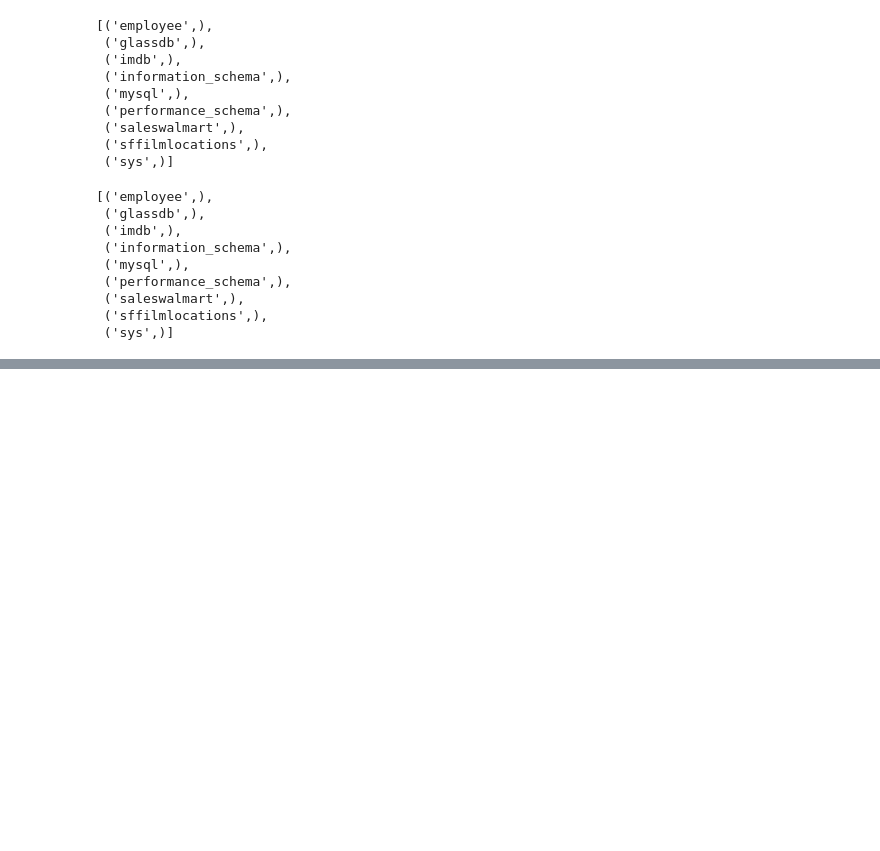
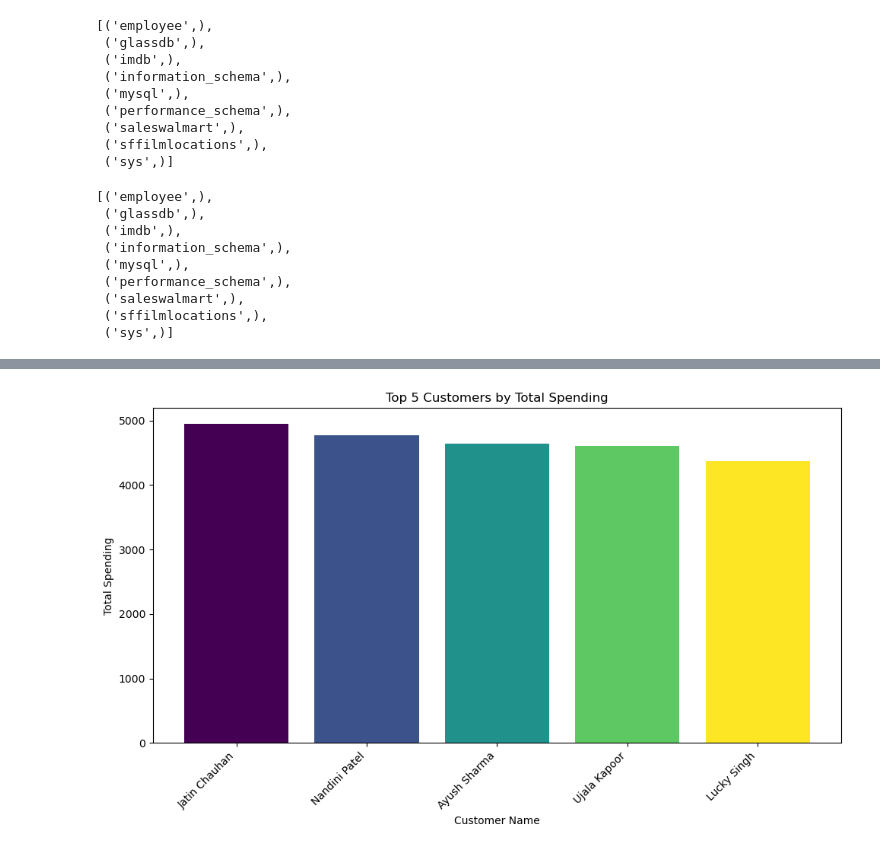
Before and after one commit to manthanvarma/walmart_sales_analysis, a Jupyter notebook: walmart_sales_analysis.ipynb, the cells around one changed output, grey strips where cells are left out. Saved outputs shown, nothing was run; the diff lists cells and outputs as text; code cells hidden in the pictures; blank space fills up the shorter version.

```diff
--- a/walmart_sales_analysis.ipynb
+++ b/walmart_sales_analysis.ipynb
@@ -631,0 +485,17 @@ df
+# %%
+query = "SELECT customer_name, SUM(total) as total_spending FROM wmsales GROUP BY customer_name ORDER BY total_spending DESC LIMIT 5"
+df = pd.read_sql(query, cn_var)
+
+colors = plt.cm.viridis(np.linspace(0, 1, len(df)))
+
+plt.figure(figsize=(10, 6))
+plt.bar(df['customer_name'], df['total_spending'], color=colors)
+plt.title('Top 5 Customers by Total Spending')
+plt.xlabel('Customer Name')
+plt.ylabel('Total Spending')
+plt.xticks(rotation=45, ha='right')
+plt.tight_layout()
+
+plt.show()
+# %% [output]
+[figure, added]
```
Also changed, not shown: parts of 93 cells of this notebook, 3 other files.
